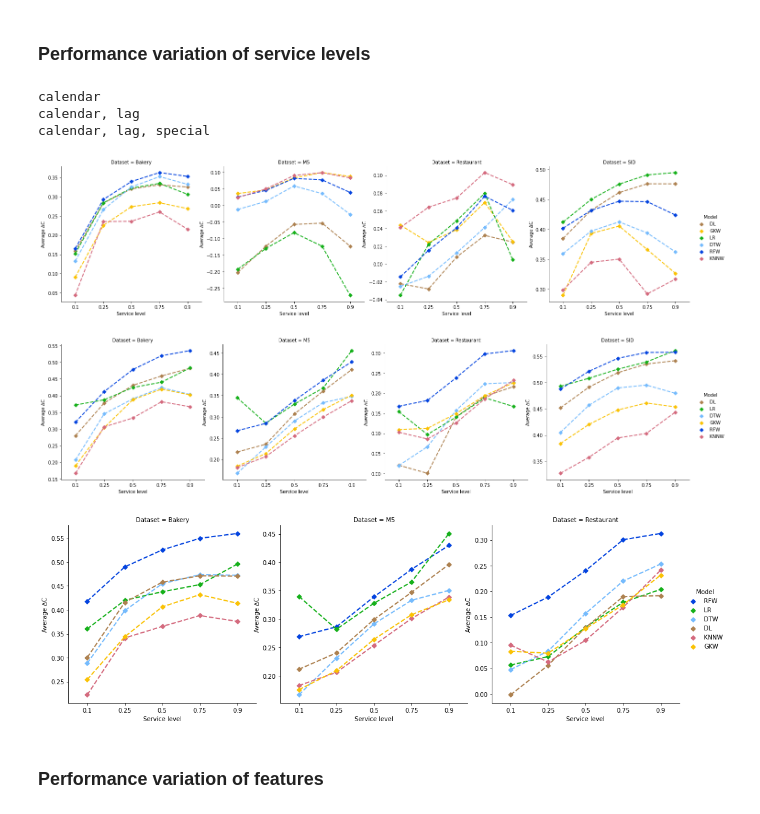
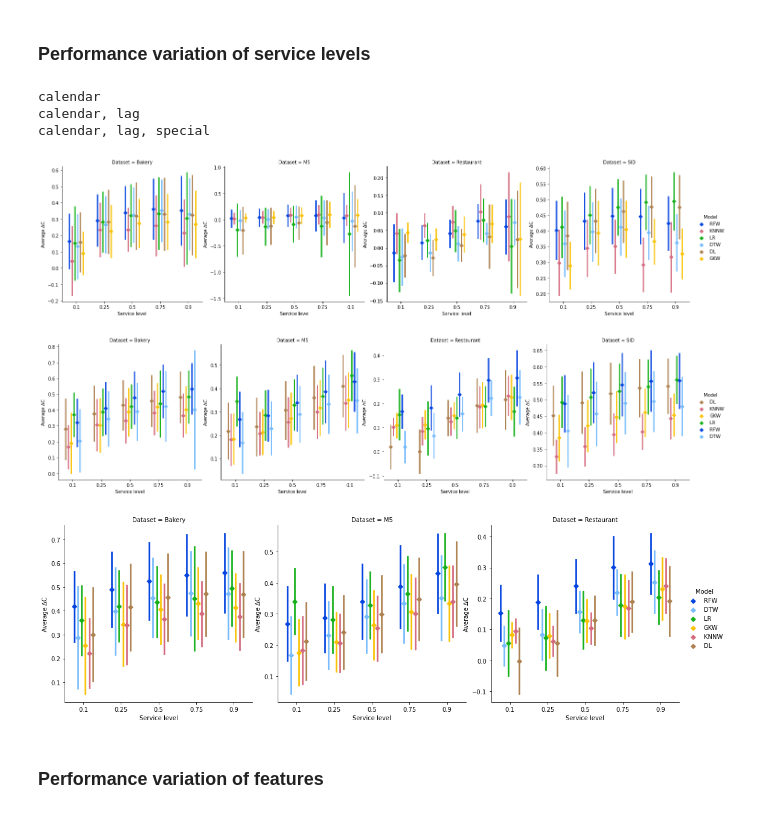
Before and after one commit to d3group/A-structured-evaluation-of-data-driven-newsvendor-approaches, a Jupyter notebook: create_plots.ipynb, the cells around one changed output. Drawn from its saved outputs; the diff is of its cells as text; code cells hidden in the pictures.

```diff
--- a/create_plots.ipynb
+++ b/create_plots.ipynb
@@ -124,7 +124,9 @@ See the caveats in the documentation: https://pandas.pydata.org/pandas-docs/stab
 [figure]
 # %%
 df = base_case.drop(base_case[(base_case['coefficient of prescriptiveness'] < -0.5)].index)
-fig = sns.catplot(x="model", y="coefficient of prescriptiveness", data=df, kind="box", palette=p, col="dataset", order=cop_model_order)
+fig = sns.catplot(x="model", y="coefficient of prescriptiveness", data=df, kind="point", palette=p, col="dataset", order=cop_model_order,
+                  ci='sd',
+                  height=4, aspect=0.7)
 for i in range(datasets.shape[0]):
     fig.axes[0][i].axhline(0, color="black", linestyle='--')
 
@@ -225,38 +227,43 @@ metric = "coefficient of prescriptiveness"
 
 # Select Models to plot. Possible are: "SAA", "GKW", "KNNW", "DTW", "RFW", "LR", "DL"
 models = ["GKW", "KNNW", "DTW", "RFW", "LR", "DL"]
 
 # Select feature combis to plot
 features = [
             "calendar",
             "calendar, lag",
             "calendar, lag, special"
            ]
 
 for f in features:
     print(f)
     fig = sns.catplot(x="sl", hue="model", y=metric, data=best_results[(best_results["feature combi"]==f) & (best_results.model.isin(models))], kind="point", col="dataset",
-                      ci=None, sharey=False,
-                      palette=p, linestyles='--', markers='D', scale=0.75
+                      ci='sd',
+                      #ci=None,
+                      dodge=0.5,
+                      sharey=False,
+                      palette=p,
+                      linestyles=' ',
+                      markers='D', scale=0.75
                      )
 
     fig._legend.set_title("Model")
 
     for ax in fig.axes.flatten():
         ax.set_ylabel("Average ∆C")
         ax.set_xlabel("Service level")
 
         d = ax.get_title().lstrip('dataset = ')
         ax.set_title(f"Dataset = {d}", fontsize=10)
 
     fig.figure.savefig("Plots/SL_variation_"+metric+" "+f+".png")
 # %% [output]
 calendar
 calendar, lag
 calendar, lag, special
-[figure, old version]
+[figure, new version]
-[figure, old version]
+[figure, new version]
-[figure, old version]
+[figure, new version]
 # %% [markdown]
 ### Performance variation of features
 # %%
```
Also changed, not shown: parts of 1 cell of this notebook.
